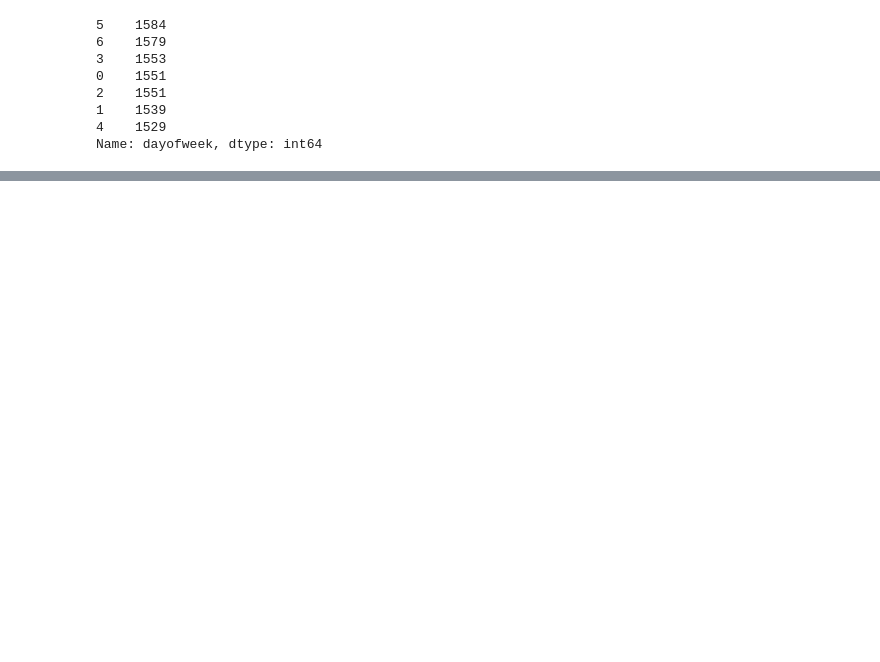
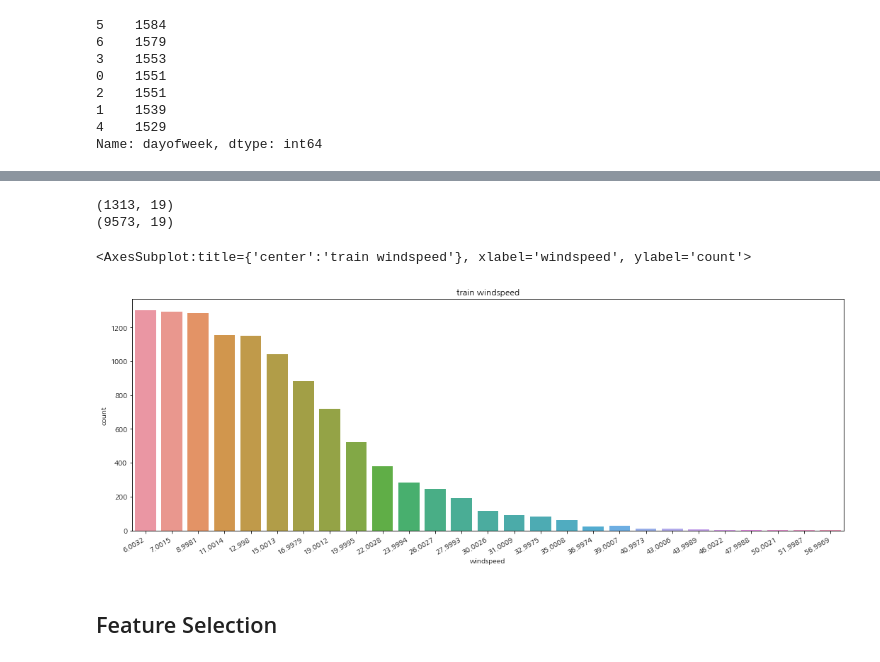
Before and after one commit to choiuikang/contest, a Jupyter notebook: kaggle/Bike_sharing_demand.ipynb, the cells around one changed output, grey strips where cells are left out. Saved outputs shown, nothing was run; the diff lists cells and outputs as text; code cells hidden in the pictures; blank space fills up the shorter version.

```diff
--- a/kaggle/Bike_sharing_demand.ipynb
+++ b/kaggle/Bike_sharing_demand.ipynb
@@ -373,0 +446,9 @@ sns.barplot(data=train, x="year_month", y="count", ax=ax3)
+# %%
+# 풍속이 0인것과 아닌 것의 세트를 나누어 준다.
+trainWind0 = train.loc[train['windspeed'] == 0]
+trainWindNot0 = train.loc[train['windspeed'] != 0]
+print(trainWind0.shape)
+print(trainWindNot0.shape)
+# %% [output]
+(1313, 19)
+(9573, 19)
@@ -373,0 +499,17 @@ sns.barplot(data=train, x="year_month", y="count", ax=ax3)
+# %%
+# 0값을 조정한다.
+train = predict_windspeed(train)
+
+# widspeed 의 0값을 조정한 데이터를 시각화
+fig, ax1 = plt.subplots()
+fig.set_size_inches(18,6)
+
+plt.sca(ax1)
+plt.xticks(rotation=30, ha='right') # rotation = 30 돌리다. x값 글씨를
+ax1.set(ylabel='Count', title="train windspeed")
+sns.countplot(data=train, x="windspeed", ax=ax1)
+# %% [output]
+<AxesSubplot:title={'center':'train windspeed'}, xlabel='windspeed', ylabel='count'>
+[figure, added]
+# %% [markdown]
+## Feature Selection
```
Also changed, not shown: parts of 68 cells of this notebook.
